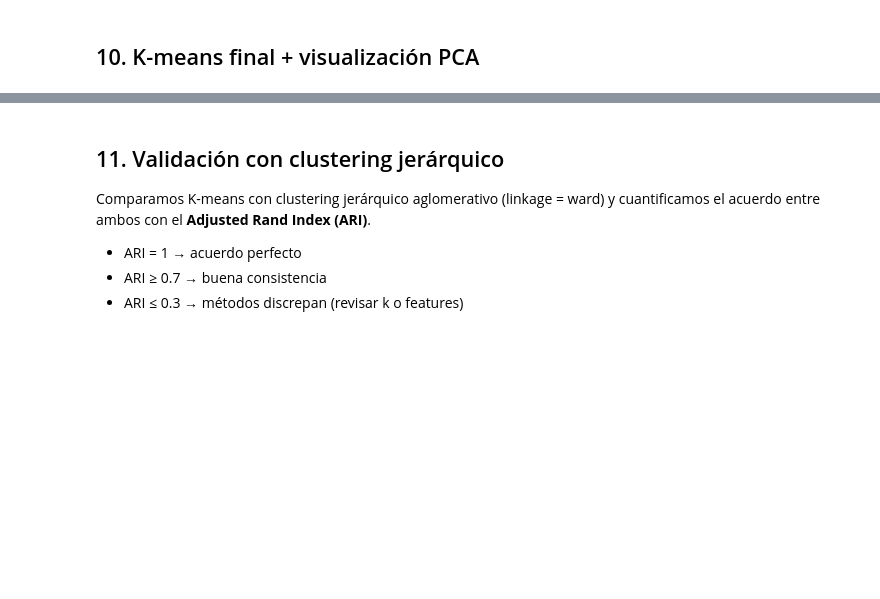
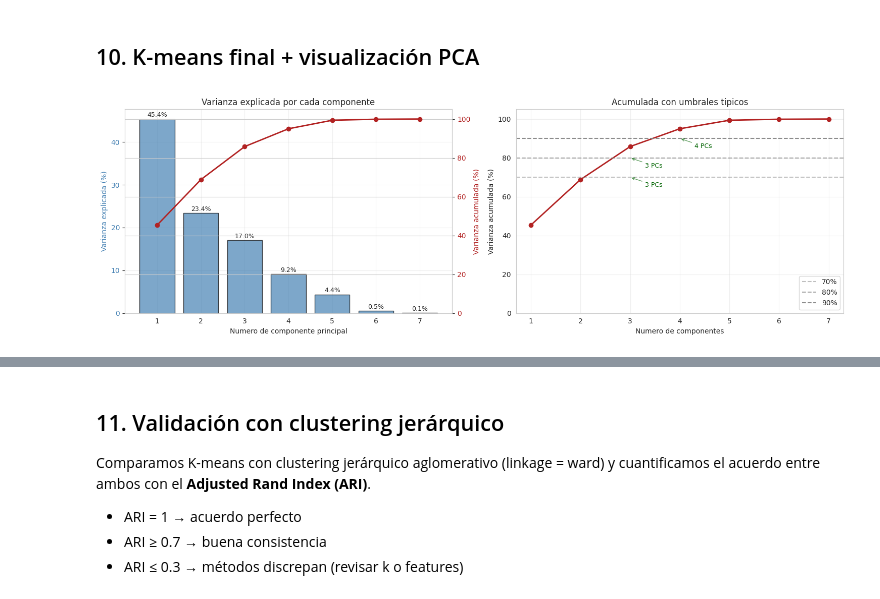
Before and after one commit to DiegoKalush42/CCC_with_ML, a Jupyter notebook: finanzas_final.ipynb, the cells around one changed output, grey strips where cells are left out. Drawn from its saved outputs; the diff is of its cells as text; code cells hidden in the pictures; blank space fills up the shorter version.

```diff
--- a/finanzas_final.ipynb
+++ b/finanzas_final.ipynb
@@ -368,2 +414,88 @@ k seleccionado automáticamente por silhouette: k = 6
 # %% [markdown]
 ## 10. K-means final + visualización PCA
+# %%
+# Scree plot: cuanta varianza captura cada componente principal
+# Permite decidir cuantos PCs son suficientes para representar los datos
+
+# PCA con TODOS los componentes posibles (= numero de features = 7)
+pca_full = PCA(n_components=len(features), random_state=42)
+pca_full.fit(X_scaled)
+
+var_individual = pca_full.explained_variance_ratio_         # varianza de cada PC
+var_acumulada  = np.cumsum(var_individual)                  # varianza acumulada
+n_components_range = range(1, len(features) + 1)
+
+# --- Plot doble: barras individuales + linea acumulada ---
+fig, axes = plt.subplots(1, 2, figsize=(15, 5))
+
+# Panel izquierdo: barras de varianza individual + linea acumulada superpuesta
+ax1 = axes[0]
+bars = ax1.bar(n_components_range, var_individual * 100,
+               color='steelblue', alpha=0.7, edgecolor='black', label='Varianza individual')
+ax1.set_xlabel('Numero de componente principal')
+ax1.set_ylabel('Varianza explicada (%)', color='steelblue')
+ax1.tick_params(axis='y', labelcolor='steelblue')
+ax1.set_xticks(list(n_components_range))
+ax1.grid(True, alpha=0.3)
+
+# Eje secundario con la acumulada
+ax1b = ax1.twinx()
+ax1b.plot(n_components_range, var_acumulada * 100,
+          marker='o', color='firebrick', linewidth=2, label='Acumulada')
+ax1b.set_ylabel('Varianza acumulada (%)', color='firebrick')
+ax1b.tick_params(axis='y', labelcolor='firebrick')
+ax1b.set_ylim(0, 105)
+
+# Etiquetas sobre las barras
+for i, (b, v) in enumerate(zip(bars, var_individual)):
+    ax1.text(b.get_x() + b.get_width()/2, b.get_height() + 0.5,
+             f'{v*100:.1f}%', ha='center', fontsize=9)
+
+ax1.set_title('Varianza explicada por cada componente')
+
+# Panel derecho: solo la acumulada con umbrales
+ax2 = axes[1]
+ax2.plot(n_components_range, var_acumulada * 100,
+         marker='o', color='firebrick', linewidth=2)
+ax2.axhline(70, color='gray', linestyle='--', alpha=0.5, label='70%')
+ax2.axhline(80, color='gray', linestyle='--', alpha=0.7, label='80%')
+ax2.axhline(90, color='gray', linestyle='--', alpha=0.9, label='90%')
+ax2.set_xlabel('Numero de componentes')
+ax2.set_ylabel('Varianza acumulada (%)')
+ax2.set_title('Acumulada con umbrales tipicos')
+ax2.set_xticks(list(n_components_range))
+ax2.set_ylim(0, 105)
+ax2.grid(True, alpha=0.3)
+ax2.legend(loc='lower right')
+
+# Anotacion: cuantas componentes para llegar a cada umbral
+for umbral in (70, 80, 90):
+    n_necesario = int(np.argmax(var_acumulada * 100 >= umbral)) + 1
+    if var_acumulada[n_necesario - 1] * 100 >= umbral:
+        ax2.annotate(f'{n_necesario} PCs', xy=(n_necesario, umbral),
+                     xytext=(n_necesario + 0.3, umbral - 5),
+                     fontsize=9, color='darkgreen',
+                     arrowprops=dict(arrowstyle='->', color='darkgreen', alpha=0.6))
+
+plt.tight_layout()
+plt.show()
+
+# --- Tabla resumen ---
+resumen_pca = pd.DataFrame({
+    'PC': [f'PC{i}' for i in n_components_range],
+    'var_individual_%': (var_individual * 100).round(2),
+    'var_acumulada_%':  (var_acumulada * 100).round(2),
+})
+print(resumen_pca.to_string(index=False))
+print()
+
+# Cuantas componentes necesitamos para cada umbral
+for umbral in (70, 80, 90, 95):
+    cumple = var_acumulada * 100 >= umbral
+    if cumple.any():
+        n = int(np.argmax(cumple)) + 1
+        print(f'Para capturar >= {umbral}%: {n} componentes (acumulado real: {var_acumulada[n-1]*100:.2f}%)')
+    else:
+        print(f'Para capturar >= {umbral}%: ni con todos los componentes')
+# %% [output]
+[figure, added]
```
Also changed, not shown: parts of 20 cells of this notebook, 1 other file.
